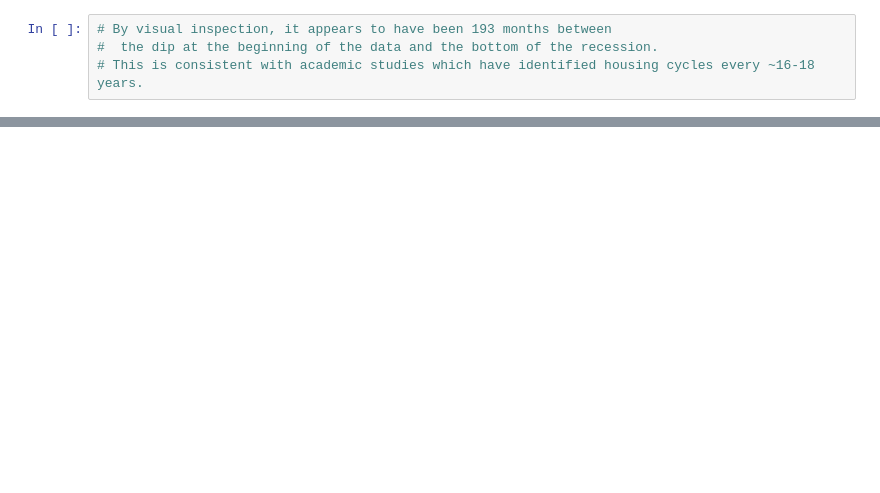
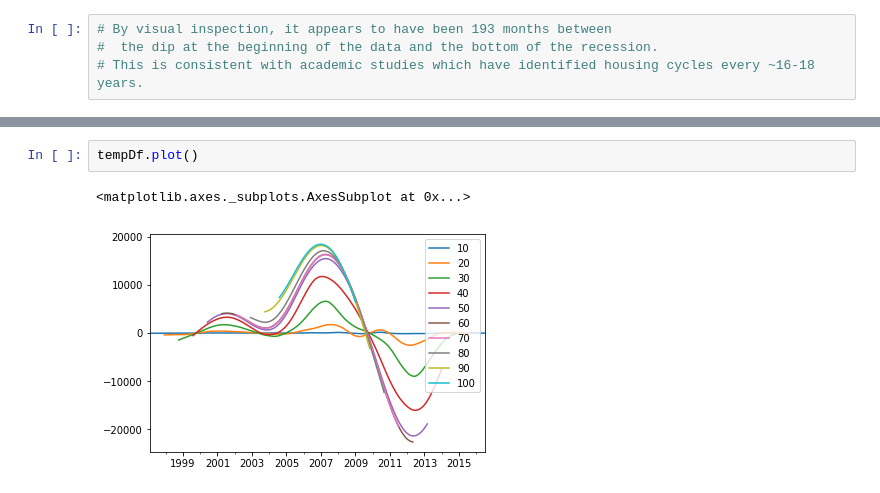
Before and after one commit to kkwteh/cdips_hpi_forecast, a Jupyter notebook: ARIMA.ipynb, the cells around one changed output, grey strips where cells are left out. Saved outputs shown, nothing was run; the diff lists cells and outputs as text; blank space fills up the shorter version.

```diff
--- a/ARIMA.ipynb
+++ b/ARIMA.ipynb
@@ -116,0 +164,5 @@ Exception: Invalid RHS type: <type 'numpy.ndarray'>
+# %%
+tempDf.plot()
+# %% [output]
+<matplotlib.axes._subplots.AxesSubplot at 0x...>
+[figure, added]
```
Also changed, not shown: parts of 56 cells of this notebook, 1 other file.
